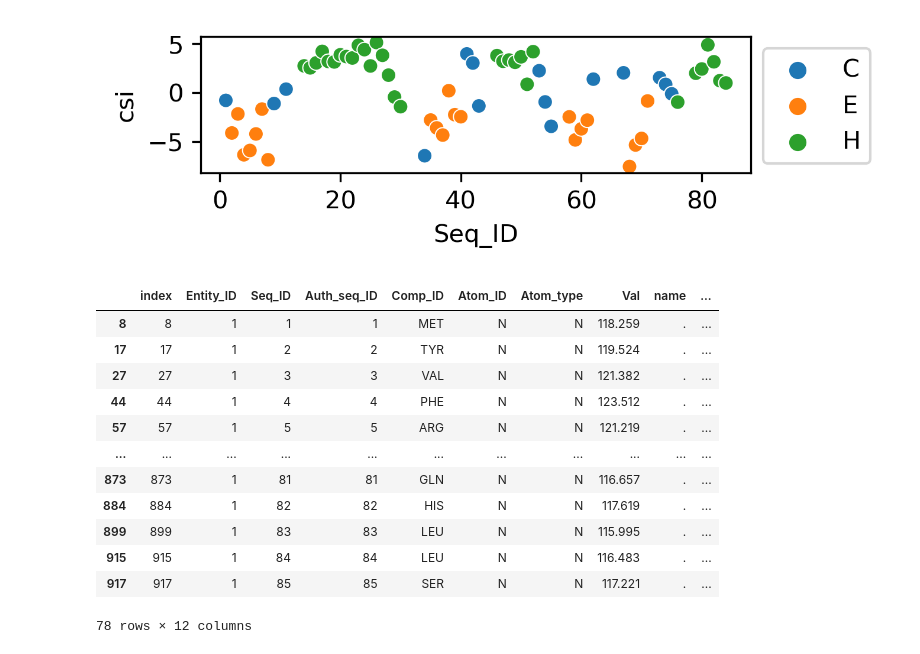
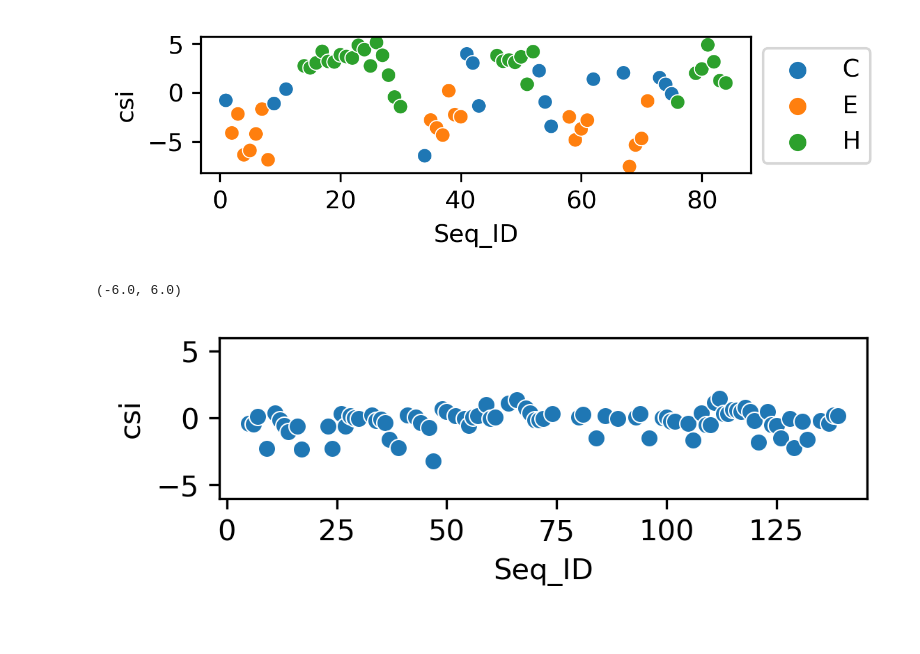
Before and after one commit to WaymentSteeleLab/makeshift, a Jupyter notebook: nmrstar_parser_demo.ipynb, the cells around one changed output. Saved outputs shown, nothing was run; the diff lists cells and outputs as text; code cells hidden in the pictures.

```diff
--- a/nmrstar_parser_demo.ipynb
+++ b/nmrstar_parser_demo.ipynb
@@ -143,19 +143,20 @@ See the caveats in the documentation: https://pandas.pydata.org/pandas-docs/stab
   tmp['dssp'] = tmp.apply(lambda row: dss[row['Seq_ID']-1], axis=1)
 <matplotlib.legend.Legend at 0x...>
 [figure]
-# %%
-tmp
-# %% [output]
-|  | index | Entity_ID | Seq_ID | Auth_seq_ID | Comp_ID | Atom_ID | Atom_type | Val | name | ... |
-| 8 | 8 | 1 | 1 | 1 | MET | N | N | 118.259 | . | ... |
-| 17 | 17 | 1 | 2 | 2 | TYR | N | N | 119.524 | . | ... |
-| 27 | 27 | 1 | 3 | 3 | VAL | N | N | 121.382 | . | ... |
-| 44 | 44 | 1 | 4 | 4 | PHE | N | N | 123.512 | . | ... |
-| 57 | 57 | 1 | 5 | 5 | ARG | N | N | 121.219 | . | ... |
-| ... | ... | ... | ... | ... | ... | ... | ... | ... | ... | ... |
-| 873 | 873 | 1 | 81 | 81 | GLN | N | N | 116.657 | . | ... |
-| 884 | 884 | 1 | 82 | 82 | HIS | N | N | 117.619 | . | ... |
-| 899 | 899 | 1 | 83 | 83 | LEU | N | N | 115.995 | . | ... |
-| 915 | 915 | 1 | 84 | 84 | LEU | N | N | 116.483 | . | ... |
-| 917 | 917 | 1 | 85 | 85 | SER | N | N | 117.221 | . | ... |
-78 rows × 12 columns
+# %%
+# Disordered protein
+
+IND=27401
+fetch_nmrstar_file(IND)
+entry = parse_nmr_star(f'bmr{IND}_3.str')
+cs = get_chem_shifts(entry, calc_CSI=True)
+plt.figure(figsize=(4,1))
+
+tmp = cs.loc[cs.Atom_type=='N']
+
+sns.scatterplot(x='Seq_ID', y='csi',data=tmp)
+
+plt.ylim([-6,6])
+# %% [output]
+(-6.0, 6.0)
+[figure, added]
```
